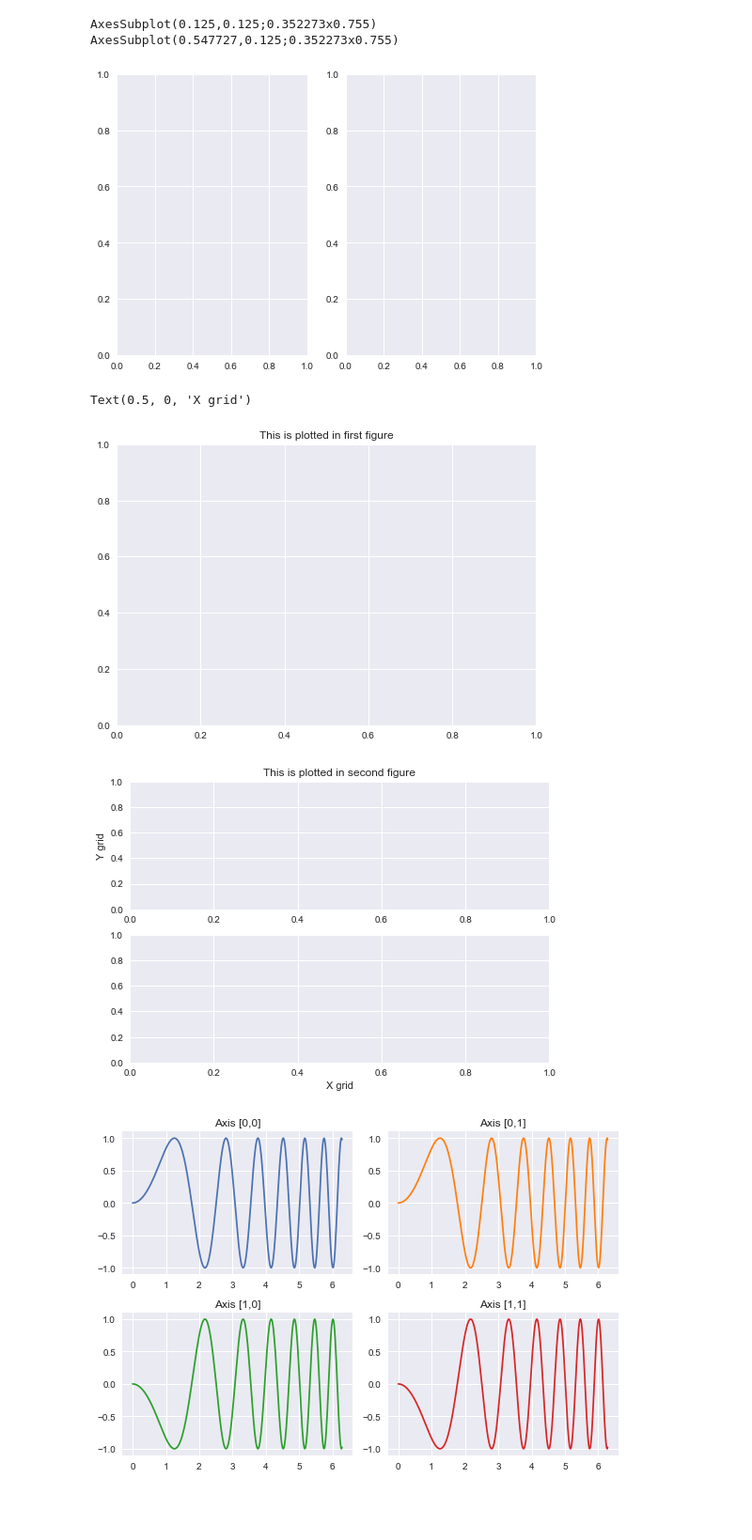
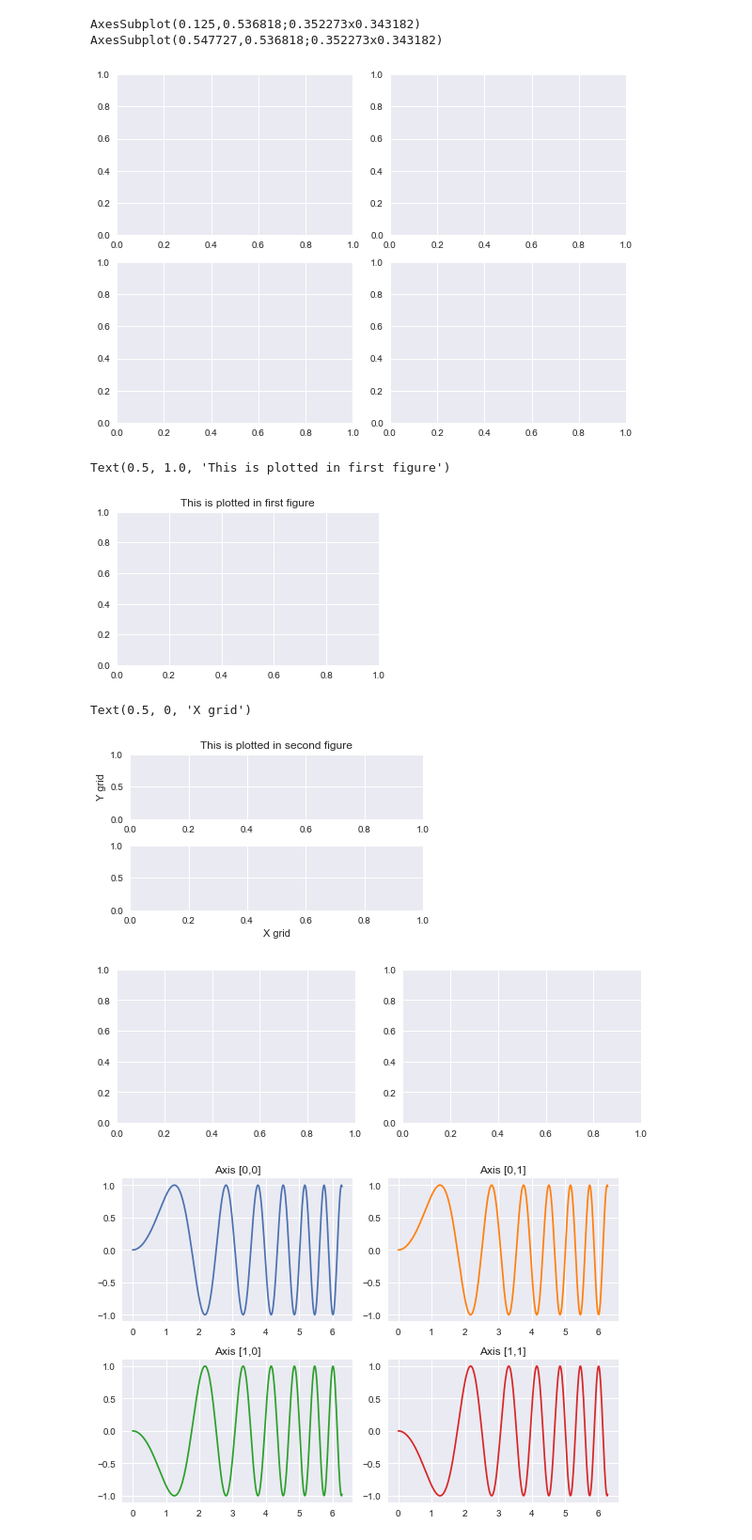
Before and after one commit to sakhawath19/Python, a Jupyter notebook: matplotlib/mat_subplots.ipynb, the cells around one changed output. Shown at 94% size. Cells and saved outputs as stored; diff of their text form; code cells hidden in the pictures; blank space fills up the shorter version.

```diff
--- a/matplotlib/mat_subplots.ipynb
+++ b/matplotlib/mat_subplots.ipynb
@@ -25,29 +28,44 @@ Text(0.5, 1.0, 'second row second plot')
 # fig, (ax1, ax2) = plt.subplots(nrows=1, ncols=2)
 
 # One figure contains four plots
-fig, ((ax1, ax2), (ax3, ax4)) = plt.subplots(nrows=2, ncols=2)
+fig, ((ax1, ax2), (ax3, ax4)) = plt.subplots(nrows=2, ncols=2, constrained_layout=True)
 
 print(ax1)
 print(ax2)
 # %% [output]
-AxesSubplot(0.125,0.125;0.352273x0.755)
-AxesSubplot(0.547727,0.125;0.352273x0.755)
+AxesSubplot(0.125,0.536818;0.352273x0.343182)
+AxesSubplot(0.547727,0.536818;0.352273x0.343182)
-[figure, old version]
+[figure, new version]
+# %%
+# unpacking plot with different figures
+
+fig1, ax1 = plt.subplots()
+
+# fig1.set_figheight(4)
+# fig1.set_figwidth(4)
+fig1.set_size_inches(5, 3)
+
+ax1.set_title('This is plotted in first figure')
+# %% [output]
+Text(0.5, 1.0, 'This is plotted in first figure')
+[figure, added]
 # %%
-# unpacking plot with different figures
-
-fig1, ax1 = plt.subplots()
-ax1.set_title('This is plotted in first figure')
-
-fig2, (ax2, ax3) = plt.subplots(nrows=2, ncols=1)
+fig2, (ax2, ax3) = plt.subplots(nrows=2, ncols=1, figsize=(5,3), constrained_layout=True)
 
 ax2.set_title('This is plotted in second figure')
 ax2.set_ylabel('Y grid')
 ax3.set_xlabel('X grid')
 # %% [output]
 Text(0.5, 0, 'X grid')
-[figure, old version]
+[figure, new version]
-[figure, removed]
+# %%
+# Adding subplot later
+f = plt.figure(figsize=(10,3))
+
+ax1 = f.add_subplot(121)
+ax2 = f.add_subplot(122)
+# %% [output]
+[figure, added]
 # %%
 # object oriented style plotting
 
```
Also changed, not shown: parts of 9 cells of this notebook.
